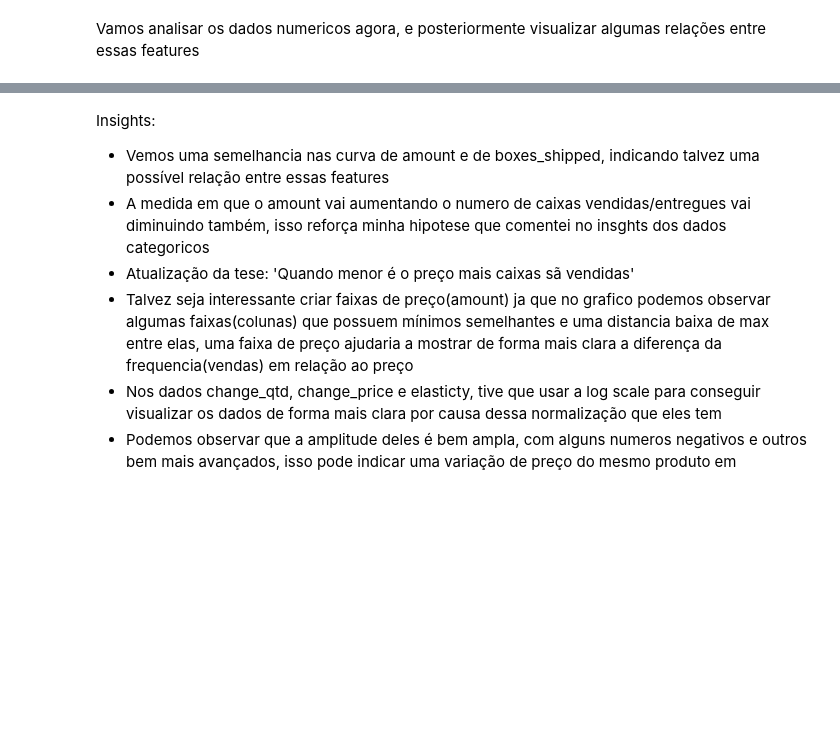
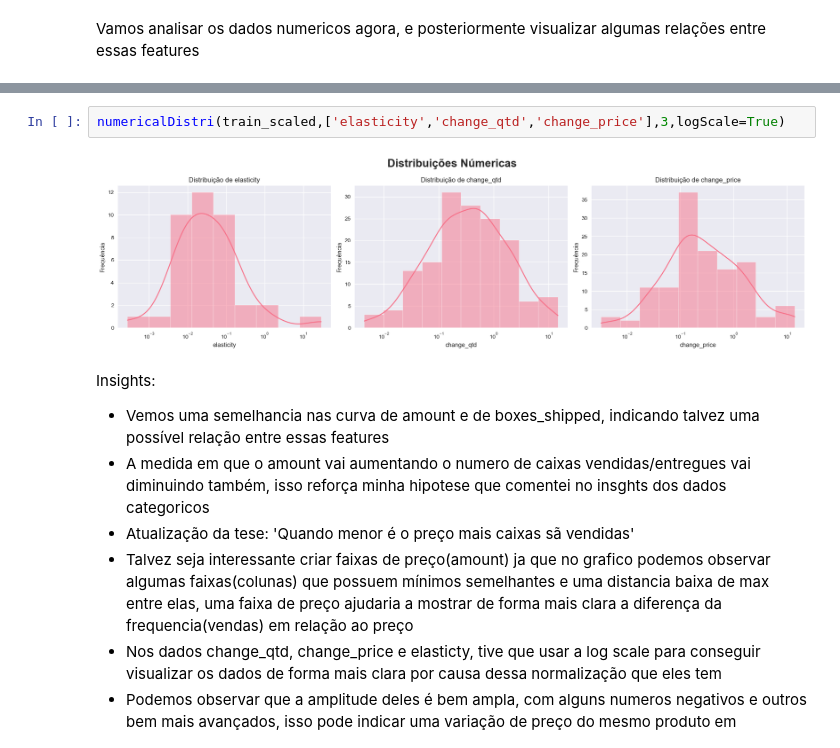
Before and after one commit to MatheusFran/ElasticidadePreco, a Jupyter notebook: notebooks/0.01-EDA.ipynb, the cells around one changed output, grey strips where cells are left out. Saved outputs shown, nothing was run; the diff lists cells and outputs as text; blank space fills up the shorter version.

```diff
--- a/notebooks/0.01-EDA.ipynb
+++ b/notebooks/0.01-EDA.ipynb
@@ -408,3 +257,7 @@ plt.show()
+# %%
+numericalDistri(train_scaled,['elasticity','change_qtd','change_price'],3,logScale=True)
+# %% [output]
+[figure, added]
 # %% [markdown]
 Insights:
 
```
Also changed, not shown: parts of 30 cells of this notebook, 1 other file.
